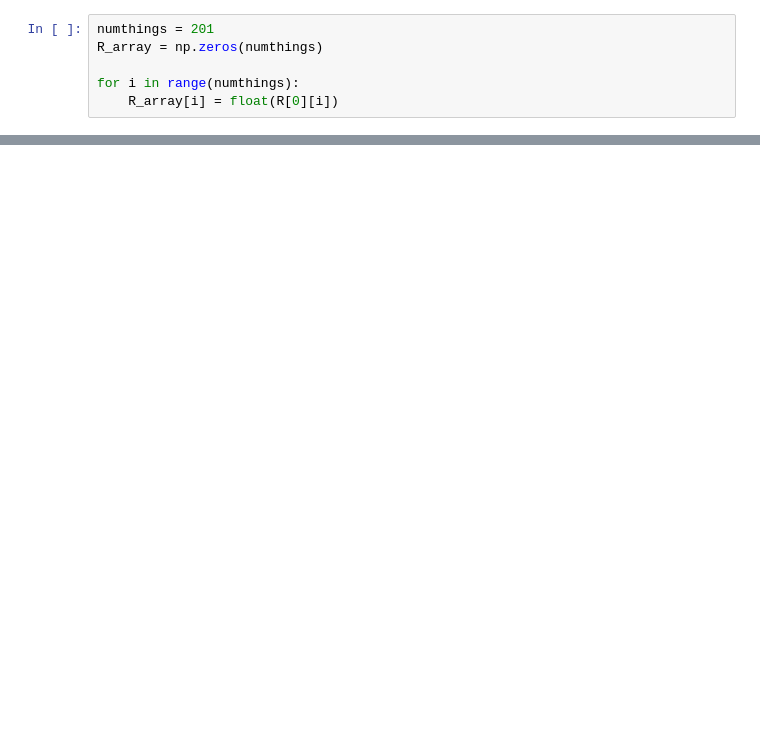
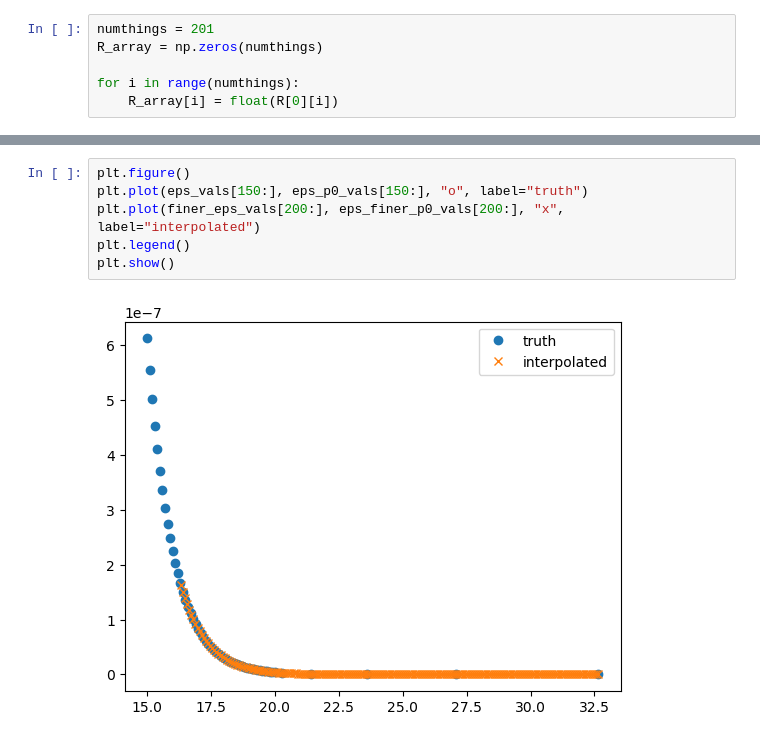
Before and after one commit to nuLABatUSD/QKESolveCPP, a Jupyter notebook: analyze_R.ipynb, the cells around one changed output, grey strips where cells are left out. Saved outputs shown, nothing was run; the diff lists cells and outputs as text; blank space fills up the shorter version.

```diff
--- a/analyze_R.ipynb
+++ b/analyze_R.ipynb
@@ -23,0 +29,8 @@ plt.show()
+# %%
+plt.figure()
+plt.plot(eps_vals[150:], eps_p0_vals[150:], "o", label="truth")
+plt.plot(finer_eps_vals[200:], eps_finer_p0_vals[200:], "x", label="interpolated")
+plt.legend()
+plt.show()
+# %% [output]
+[figure, added]
```
Also changed, not shown: parts of 6 cells of this notebook, 6 other files.
